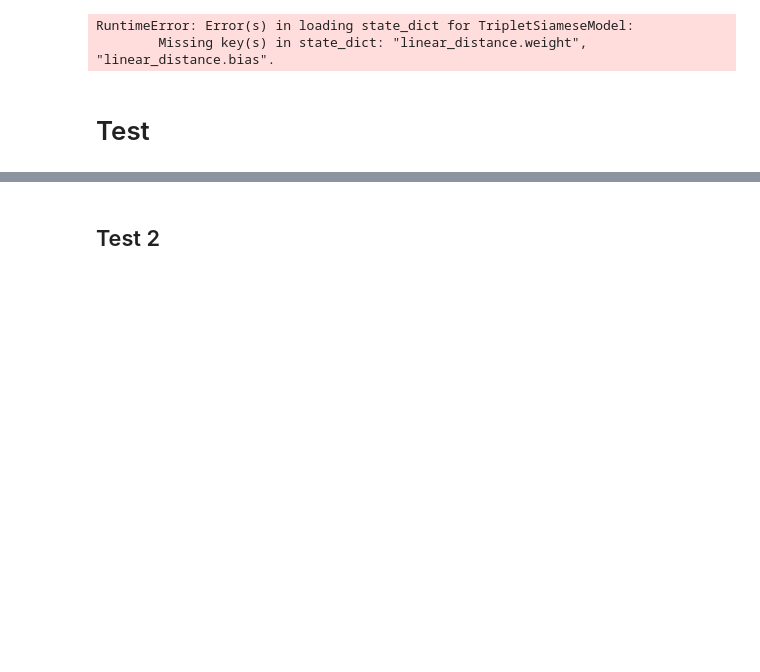
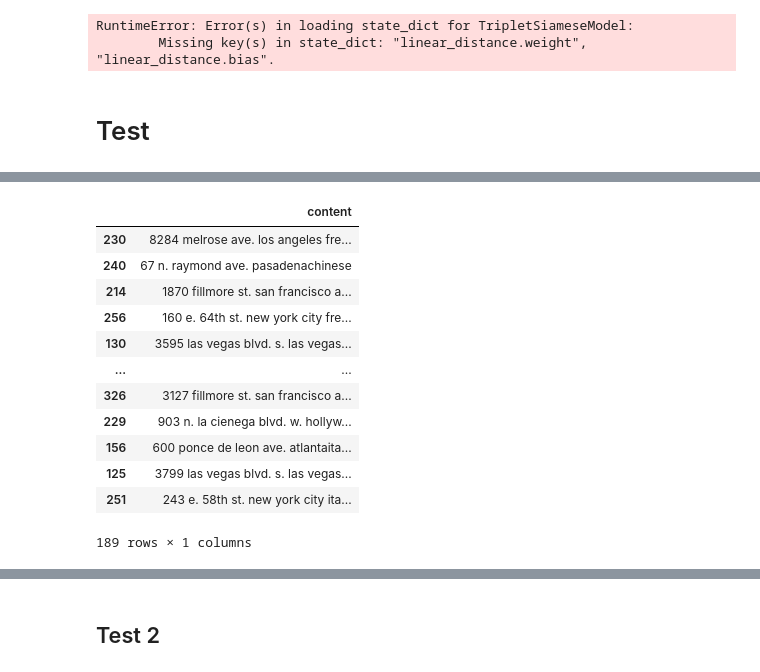
Before and after one commit to dac-nh/short-text-deduplication-siamese, a Jupyter notebook: deep-nn-model-triplet-loss.ipynb, the cells around one changed output, grey strips where cells are left out. Drawn from its saved outputs; the diff is of its cells as text; code cells hidden in the pictures; blank space fills up the shorter version.

```diff
--- a/deep-nn-model-triplet-loss.ipynb
+++ b/deep-nn-model-triplet-loss.ipynb
@@ -404 +439,17 @@ Fodor test
+# %%
+df_train_2
+# %% [output]
+|  | content |
+| 230 | 8284 melrose ave. los angeles fre... |
+| 240 | 67 n. raymond ave. pasadenachinese |
+| 214 | 1870 fillmore st. san francisco a... |
+| 256 | 160 e. 64th st. new york city fre... |
+| 130 | 3595 las vegas blvd. s. las vegas... |
+| ... | ... |
+| 326 | 3127 fillmore st. san francisco a... |
+| 229 | 903 n. la cienega blvd. w. hollyw... |
+| 156 | 600 ponce de leon ave. atlantaita... |
+| 125 | 3799 las vegas blvd. s. las vegas... |
+| 251 | 243 e. 58th st. new york city ita... |
+189 rows × 1 columns
 # %%
```
Also changed, not shown: parts of 10 cells of this notebook, 2 other files.
